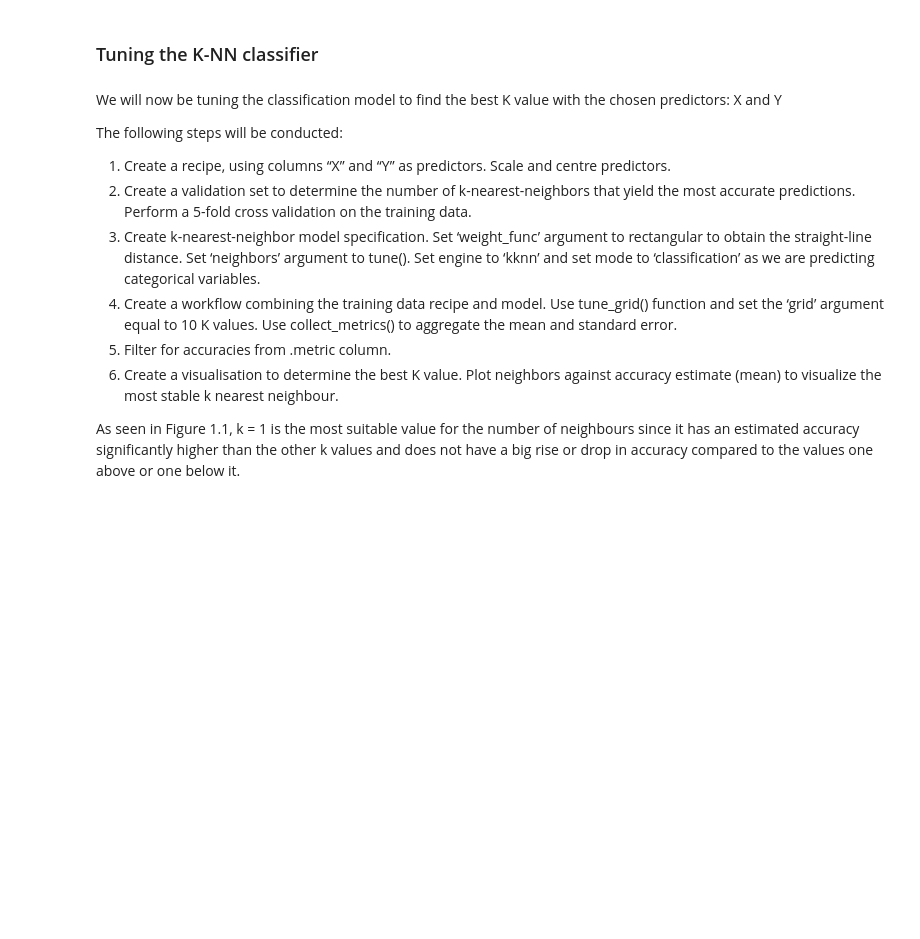
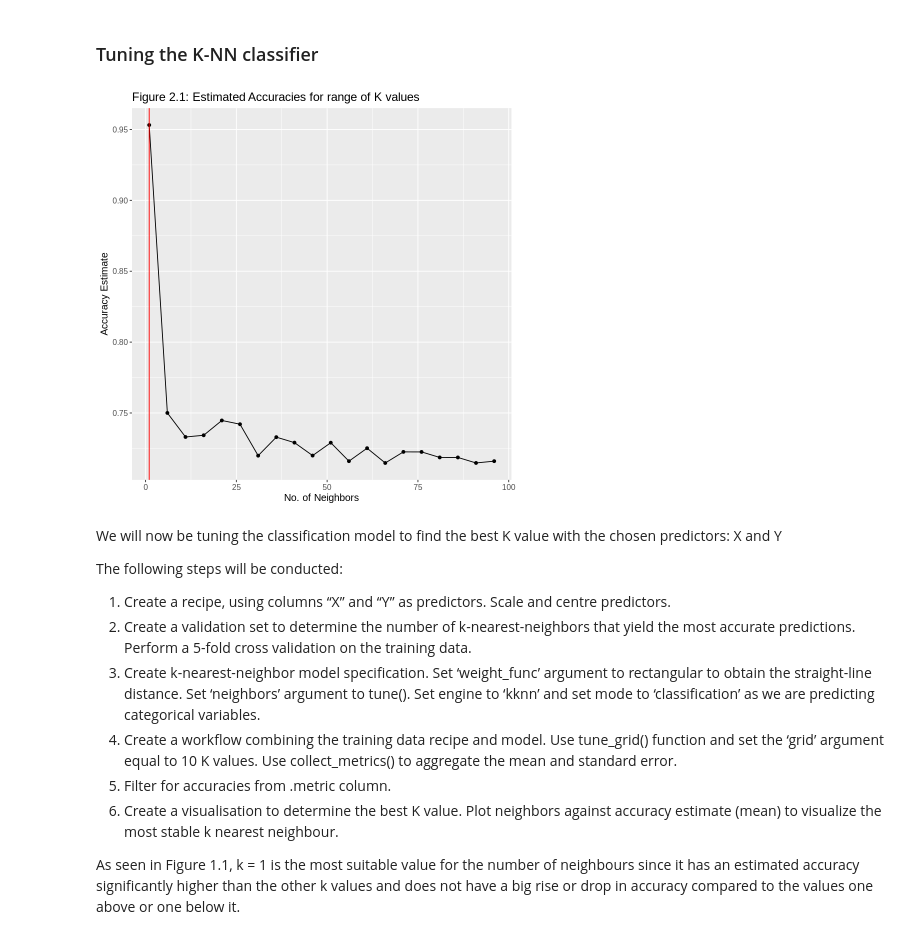
Before and after one commit to bowencu/dsci100groupproject, a Jupyter notebook: group_project_report.ipynb, the cells around one changed output. Cells and saved outputs as stored; diff of their text form; code cells hidden in the pictures; blank space fills up the shorter version.

Commit message:
updated figure/table numbers

```diff
--- a/group_project_report.ipynb
+++ b/group_project_report.ipynb
@@ -283,34 +294,36 @@ heart_vfold <- vfold_cv(heart_train, v = 5, strata = target)
 
 #train classifier part 1 - create model specifications
 knn_spec <- nearest_neighbor(weight_func = "rectangular", neighbors = tune()) |>
        set_engine("kknn") |>
        set_mode("classification")
 
 #create tibble with neighbors variable
 k_vals <- tibble(neighbors = seq(from = 1, to = 100, by = 5))
 
 #train classifier part 2 - create workflow
 knn_results <- workflow() |>
         add_recipe(recipe_heart) |>
         add_model(knn_spec) |>
         tune_grid(resamples = heart_vfold, grid = k_vals) |>
         collect_metrics()
 
 #find accuracy of the range of K values
 accuracies <- knn_results |>
         filter(.metric == "accuracy")
 
 #plot graph of accuracy against K value to find best K value
 accuracy_vs_k <- ggplot(accuracies, aes(x = neighbors, y = mean)) +
         geom_point() +
         geom_line() +
         geom_vline(xintercept = 1, colour = "red") +
         labs(x = "No. of Neighbors",
              y = "Accuracy Estimate",
-             title = "Figure 1.1: Estimated Accuracies for range of K values") +
+             title = "Figure 2.1: Estimated Accuracies for range of K values") +
         theme(text = element_text(size = 12))
 
 accuracy_vs_k
+# %% [output]
+[figure, added]
 # %% [markdown]
 We will now be tuning the classification model to find the best K value with the chosen predictors: X and Y
 
```
Also changed, not shown: parts of 3 cells of this notebook.
